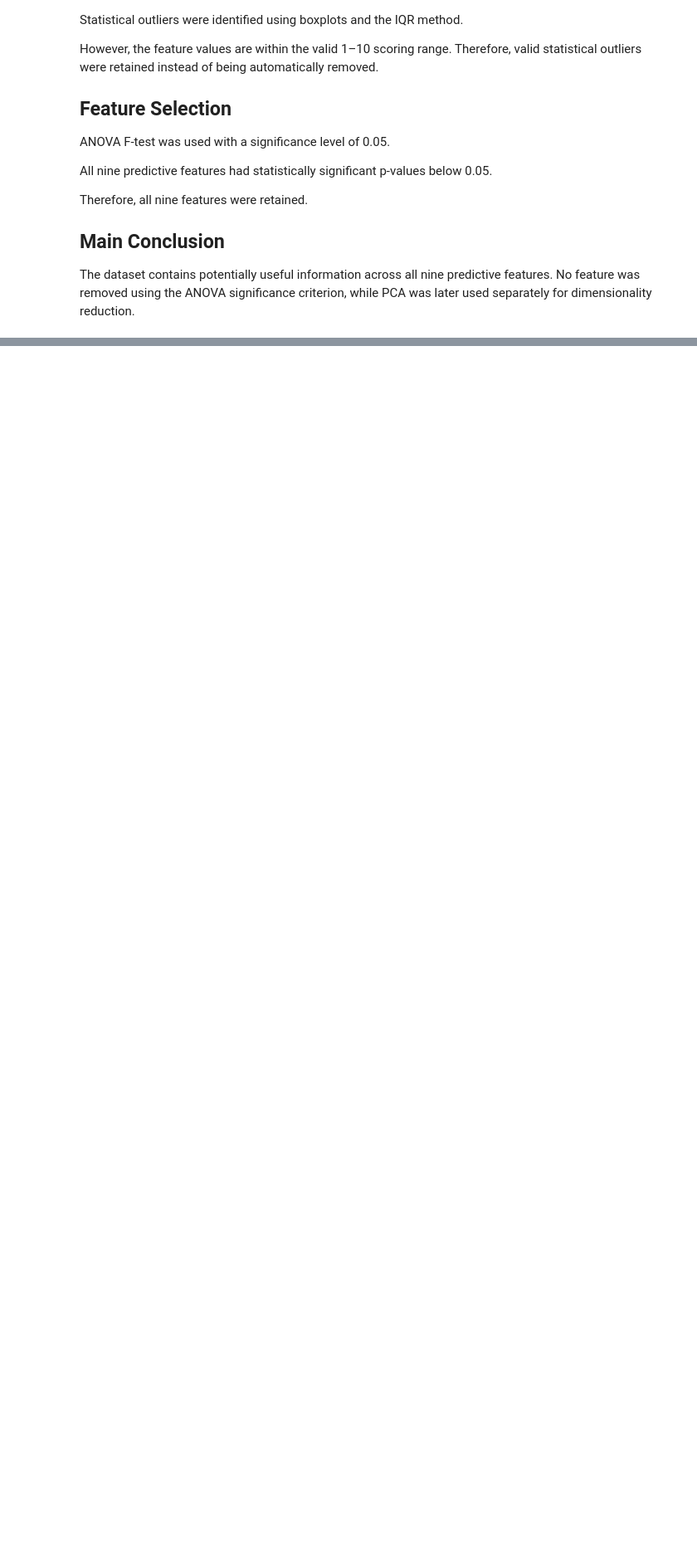
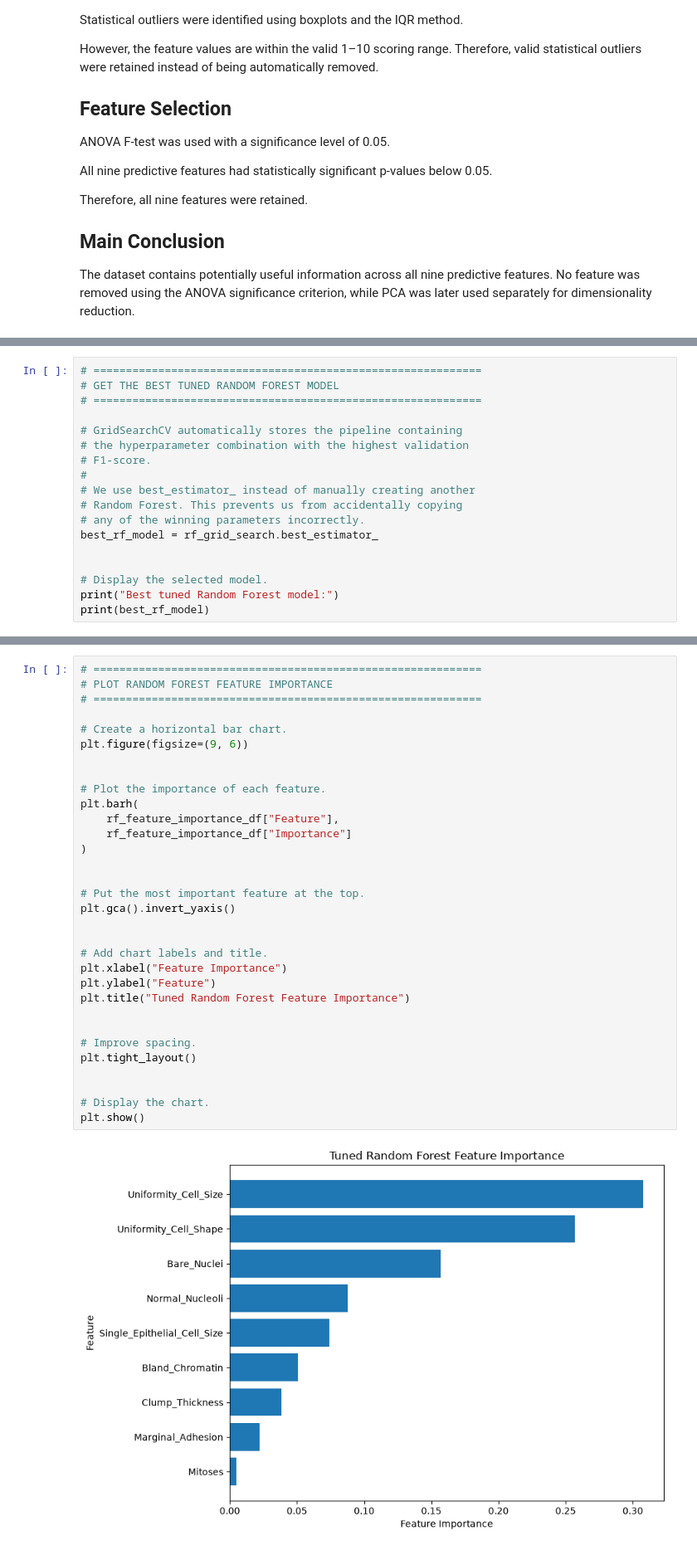
Before and after one commit to N-Amasha/Breast-Cancer-Classification, a Jupyter notebook: MEMBER_03/notebook.ipynb, the cells around one changed output, grey strips where cells are left out. Shown at 83% size. Saved outputs shown, nothing was run; the diff lists cells and outputs as text; blank space fills up the shorter version.

Commit message:
Add Member 03 Random Forest final evaluation

```diff
--- a/MEMBER_03/notebook.ipynb
+++ b/MEMBER_03/notebook.ipynb
@@ -526,0 +1624,18 @@ reduction.
+# %%
+# ============================================================
+# GET THE BEST TUNED RANDOM FOREST MODEL
+# ============================================================
+
+# GridSearchCV automatically stores the pipeline containing
+# the hyperparameter combination with the highest validation
+# F1-score.
+#
+# We use best_estimator_ instead of manually creating another
+# Random Forest. This prevents us from accidentally copying
+# any of the winning parameters incorrectly.
+best_rf_model = rf_grid_search.best_estimator_
+
+
+# Display the selected model.
+print("Best tuned Random Forest model:")
+print(best_rf_model)
@@ -526,0 +2014,34 @@ reduction.
+# %%
+# ============================================================
+# PLOT RANDOM FOREST FEATURE IMPORTANCE
+# ============================================================
+
+# Create a horizontal bar chart.
+plt.figure(figsize=(9, 6))
+
+
+# Plot the importance of each feature.
+plt.barh(
+    rf_feature_importance_df["Feature"],
+    rf_feature_importance_df["Importance"]
+)
+
+
+# Put the most important feature at the top.
+plt.gca().invert_yaxis()
+
+
+# Add chart labels and title.
+plt.xlabel("Feature Importance")
+plt.ylabel("Feature")
+plt.title("Tuned Random Forest Feature Importance")
+
+
+# Improve spacing.
+plt.tight_layout()
+
+
+# Display the chart.
+plt.show()
+# %% [output]
+[figure, added]
```
Also changed, not shown: parts of 33 cells of this notebook, 5 other files.
